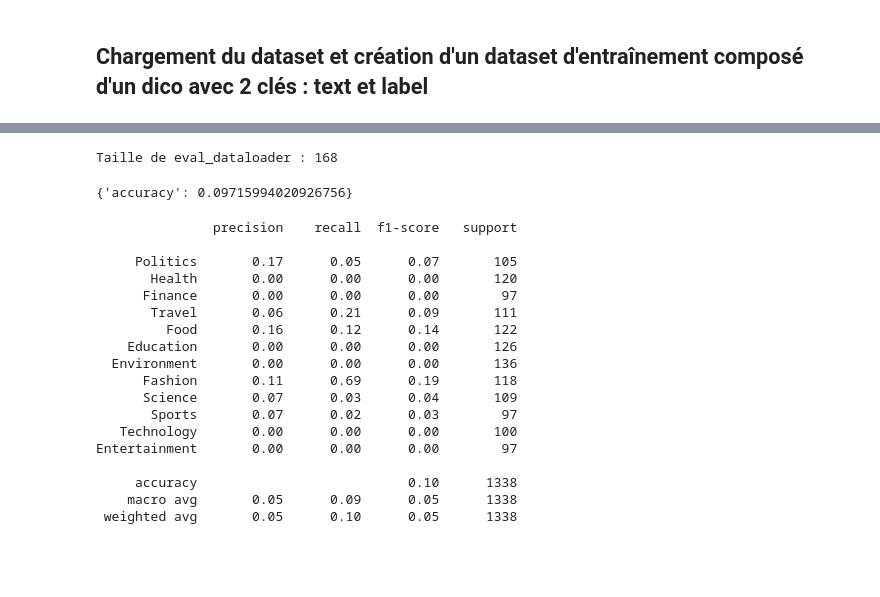
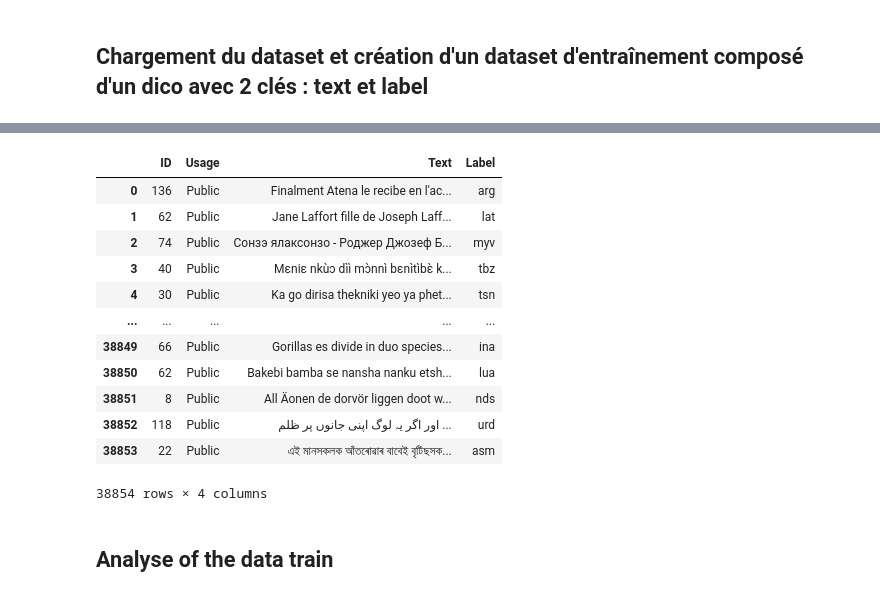
Before and after one commit to paullebolloch/kaggle_nlp, a Jupyter notebook: version_hippo.ipynb, the cells around one changed output, grey strips where cells are left out. Saved outputs shown, nothing was run; the diff lists cells and outputs as text; code cells hidden in the pictures; blank space fills up the shorter version.

```diff
--- a/version_hippo.ipynb
+++ b/version_hippo.ipynb
@@ -177,26 +2,0 @@ Epoch 3/3
-# %%
-print(f"Taille de eval_dataloader : {len(eval_dataloader)}")
-# %% [output]
-Taille de eval_dataloader : 168
-# %%
-import evaluate
-
-metric = evaluate.load("accuracy")
-model.eval()
-preds, trues = [], []
-for i, batch in tqdm(enumerate(eval_dataloader), desc="evaluating", total=eval_dataloader.__len__()):
-    batch = {k: v.to(device) for k, v in batch.items()}
-    with torch.no_grad():
-        outputs = model(**batch)
-
-    logits = outputs.logits
-    predictions = torch.argmax(logits, dim=-1)
-    metric.add_batch(predictions=predictions, references=batch["labels"])
-
-    _, tag_seq  = torch.max(logits, 1)
-    preds.extend(tag_seq.cpu().detach().tolist())
-    trues.extend(batch['labels'].cpu().detach().tolist())
-
-metric.compute()
-# %% [output]
-{'accuracy': 0.09715994020926756}
@@ -216,22 +3,26 @@ names = ["Politics",
-# %%
-from sklearn.metrics import classification_report, confusion_matrix, roc_curve, auc
-print(classification_report(np.array(trues).flatten(), np.array(preds).flatten(), target_names=names))
-# %% [output]
-               precision    recall  f1-score   support
-
-     Politics       0.17      0.05      0.07       105
-       Health       0.00      0.00      0.00       120
-      Finance       0.00      0.00      0.00        97
-       Travel       0.06      0.21      0.09       111
-         Food       0.16      0.12      0.14       122
-    Education       0.00      0.00      0.00       126
-  Environment       0.00      0.00      0.00       136
-      Fashion       0.11      0.69      0.19       118
-      Science       0.07      0.03      0.04       109
-       Sports       0.07      0.02      0.03        97
-   Technology       0.00      0.00      0.00       100
-Entertainment       0.00      0.00      0.00        97
-
-     accuracy                           0.10      1338
-    macro avg       0.05      0.09      0.05      1338
- weighted avg       0.05      0.10      0.05      1338
+# %%
+import csv
+import pandas as pd
+
+file_path_train = "./data/train_submission.csv"
+file_path_test = "./data/test_without_labels.csv"
+
+data_train = pd.read_csv(file_path_train)
+# %%
+data_train
+# %% [output]
+|  | ID | Usage | Text | Label |
+| 0 | 136 | Public | Finalment Atena le recibe en l'ac... | arg |
+| 1 | 62 | Public | Jane Laffort fille de Joseph Laff... | lat |
+| 2 | 74 | Public | Сонзэ ялаксонзо - Роджер Джозеф Б... | myv |
+| 3 | 40 | Public | Mɛniɛ nkùɔ dìì mɔ̀nnì bɛnìtìbɛ̀ k... | tbz |
+| 4 | 30 | Public | Ka go dirisa thekniki yeo ya phet... | tsn |
+| ... | ... | ... | ... | ... |
+| 38849 | 66 | Public | Gorillas es divide in duo species... | ina |
+| 38850 | 62 | Public | Bakebi bamba se nansha nanku etsh... | lua |
+| 38851 | 8 | Public | All Äonen de dorvör liggen doot w... | nds |
+| 38852 | 118 | Public | اور اگر یہ لوگ اپنی جانوں پر ظلم ... | urd |
+| 38853 | 22 | Public | এই মানসকলক আঁতৰোৱাৰ বাবেই বৃটিছসক... | asm |
+38854 rows × 4 columns
+# %% [markdown]
+## Analyse of the data train
```
Also changed, not shown: parts of 42 cells of this notebook.
